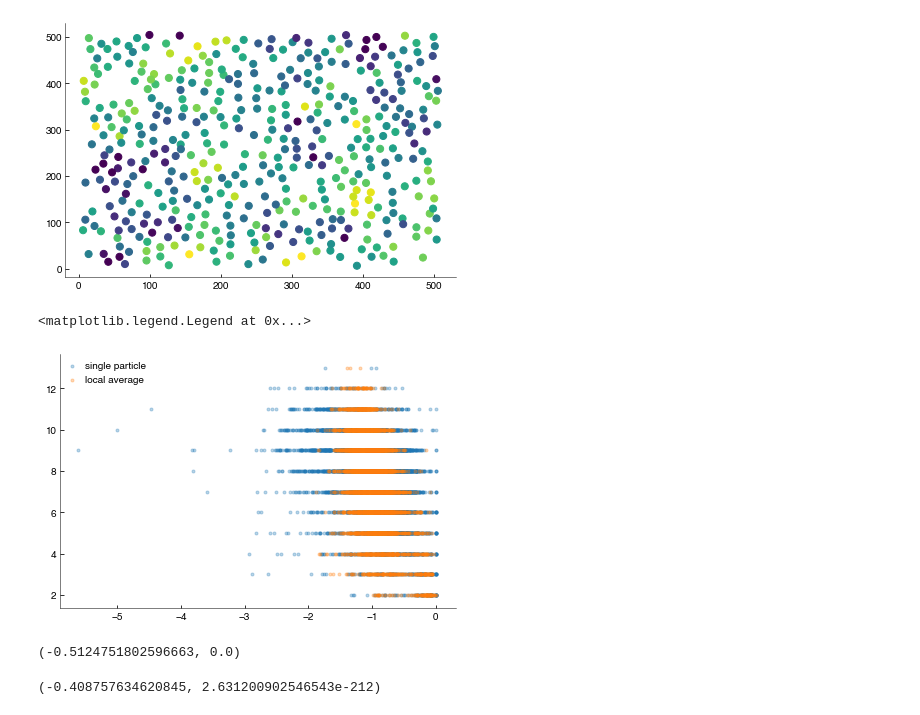
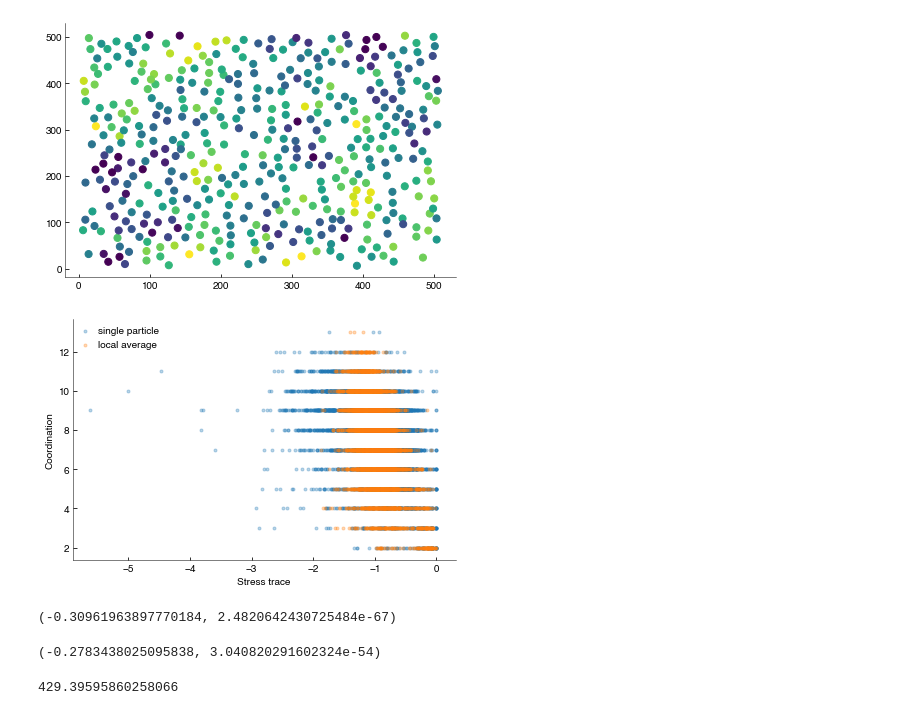
Before and after one commit to FTurci/canard-enchaine, a Jupyter notebook: Analysis.ipynb, the cells around one changed output. Cells and saved outputs as stored; diff of their text form; code cells hidden in the pictures.

```diff
--- a/Analysis.ipynb
+++ b/Analysis.ipynb
@@ -216,8 +217 @@ trace = np.loadtxt(stress_path+'stress_trace.txt')
 pkl = pickle.load(open(stress_path+'stress_tensor.pkl', 'rb')) # a matrix for every particle
-# %%
-#guessing the criterion used by Jun
-rcut = 28
-centre_tree = cKDTree(centres.coord)
-neighs=centre_tree.query_ball_tree(centre_tree,rcut)
-coordination = np.array([len(n)-1 for n in neighs])
-print(len(coordination[coordination>1]), len(minor))
@@ -337,14 +383,3 @@ import scipy
 scipy.stats.pearsonr(trace[select],c[select])
 # %% [output]
 (-0.39027507953252316, 9.695280529319676e-54)
-# %%
-tree = cKDTree(xyz)
-
-def local(rcut):
-    neighs = tree.query_ball_tree(tree, rcut)
-    return np.array([np.mean(trace[n]) for n in neighs])
-def corr(rcut):
-    local_trace = local(rcut)
-#     print("All",scipy.stats.pearsonr(local_trace,c)[0])
-    return scipy.stats.pearsonr(local_trace[select],c[select])[0]
-vcorr = np.vectorize(corr)
@@ -366,17 +404,24 @@ plt.scatter(XYZ[:,0],XYZ[:,1],c=(loc[select]-loc[select].mean())/loc[select].std
 # %%
 
 plt.scatter(trace,c,marker='.', alpha=0.3,label='single particle')
 plt.scatter(loc,c,marker='.',alpha=0.3,label='local average')
 plt.legend()
-plt.savefig('figs/traceVs')
+plt.xlabel('Stress trace')
+plt.ylabel('Coordination')
+plt.savefig('figs/coordVStrace.png')
 # %% [output]
-<matplotlib.legend.Legend at 0x...>
-[figure, old version]
+[figure, new version]
+# %%
+
+mid = (xyz[:,-1]>160)*(xyz[:,-1]<300)
+scipy.stats.pearsonr(loc[mid],c[mid])
+# %% [output]
+(-0.30961963897770184, 2.4820642430725484e-67)
 # %%
-scipy.stats.pearsonr(loc,c)
+scipy.stats.pearsonr(trace[mid],c[mid])
 # %% [output]
-(-0.5124751802596663, 0.0)
+(-0.2783438025095838, 3.040820291602324e-54)
-# %%
-scipy.stats.pearsonr(trace,c)
-# %% [output]
-(-0.408757634620845, 2.631200902546543e-212)
+# %%
+xyz[:,-1].max()
+# %% [output]
+429.39595860258066
```
Also changed, not shown: parts of 7 cells of this notebook, 4 other files.
